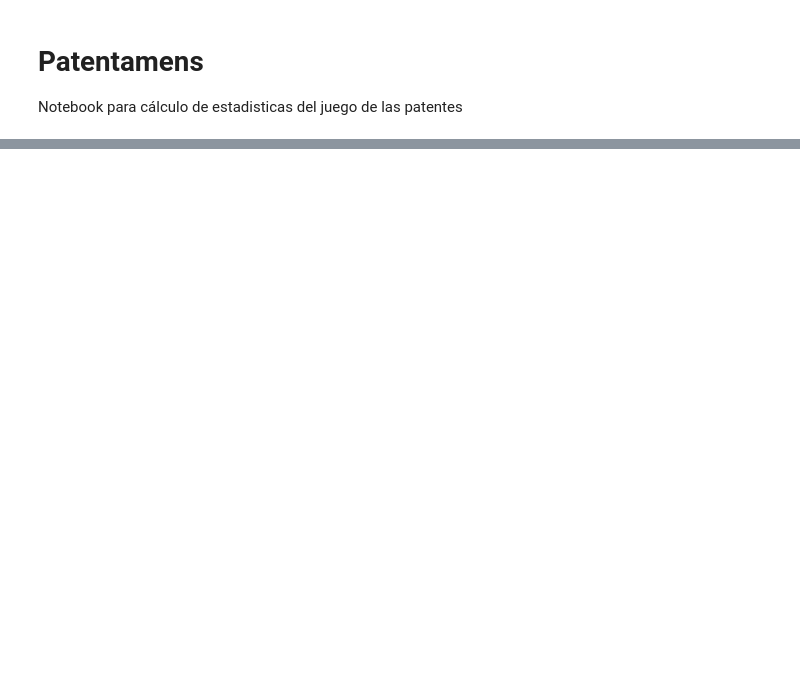
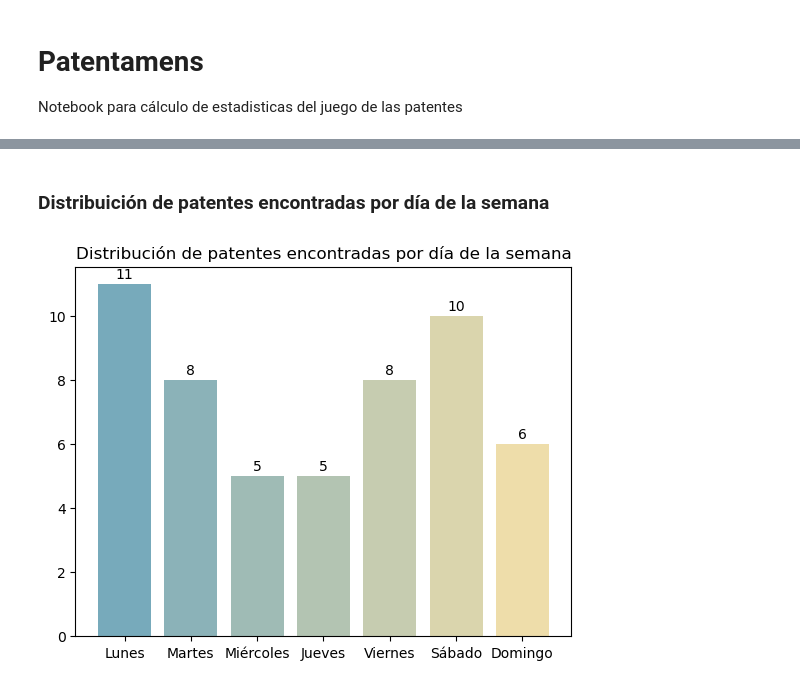
Before and after one commit to PradaJoaquin/patentamens, a Jupyter notebook: patentamens.ipynb, the cells around one changed output, grey strips where cells are left out. Drawn from its saved outputs; the diff is of its cells as text; code cells hidden in the pictures; blank space fills up the shorter version.

```diff
--- a/patentamens.ipynb
+++ b/patentamens.ipynb
@@ -4,0 +152,58 @@ Notebook para cálculo de estadisticas del juego de las patentes
+# %% [markdown]
+### Distribuición de patentes encontradas por día de la semana
+# %%
+def plot_day_distribution(df: pd.DataFrame):
+    # Plot the distribution of the day of the week in which the patents were found
+    found_on_day = df.groupby(df["fecha"].dt.day_name()).size()
+
+    day_order = [
+        "Monday",
+        "Tuesday",
+        "Wednesday",
+        "Thursday",
+        "Friday",
+        "Saturday",
+        "Sunday",
+    ]
+
+    # Sort the days of the week
+    found_on_day = found_on_day.reindex(day_order)
+
+    # Add the missing days
+    for day in day_order:
+        if day not in found_on_day.index:
+            found_on_day[day] = 0
+
+    # Transform the index to spanish
+    found_on_day.index = [
+        "Lunes",
+        "Martes",
+        "Miércoles",
+        "Jueves",
+        "Viernes",
+        "Sábado",
+        "Domingo",
+    ]
+
+    # Plot the distribution of the days of the week with gradient colors
+    plt.bar(
+        found_on_day.index,
+        found_on_day,
+        color=sns.color_palette("blend:#7AB,#EDA", 7),
+    )
+
+    # Put the number of patents found on top of the bars
+    for i in range(7):
+        plt.text(
+            i,
+            found_on_day.values[i] + 0.2,
+            found_on_day.values[i],
+            ha="center",
+        )
+
+    plt.title("Distribución de patentes encontradas por día de la semana")
+    plt.show()
+
+plot_day_distribution(df.copy(deep=True))
+# %% [output]
+[figure, added]
```
Also changed, not shown: parts of 28 cells of this notebook, 1 other file.
